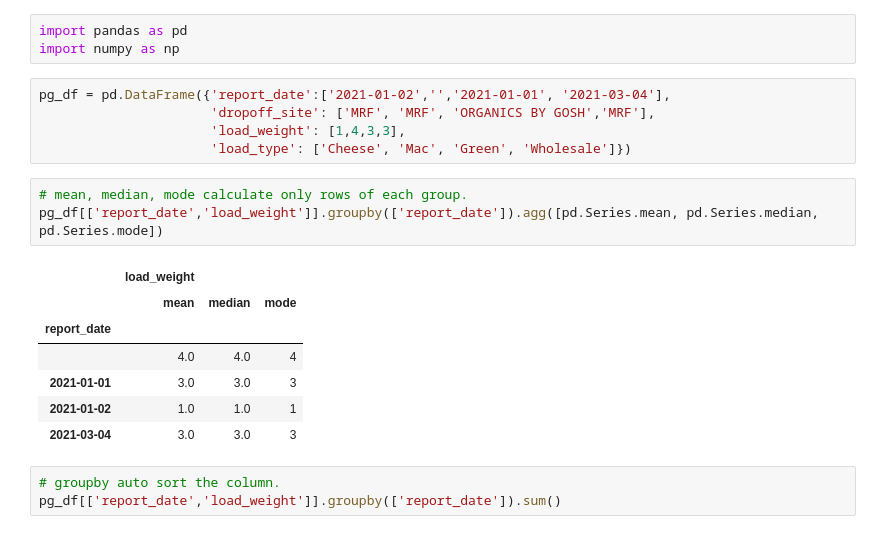
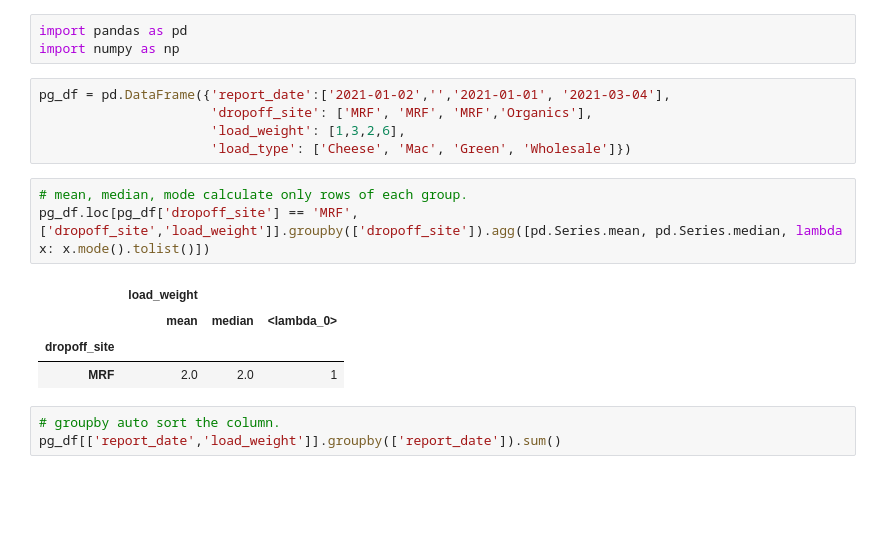
Before and after one commit to jasonrichdarmawan/p0-g2, a Jupyter notebook: playground.ipynb, the cells around one changed output. Saved outputs shown, nothing was run; the diff lists cells and outputs as text; blank space fills up the shorter version.

```diff
--- a/playground.ipynb
+++ b/playground.ipynb
@@ -3,20 +3,17 @@ import pandas as pd
 import numpy as np
 # %%
 pg_df = pd.DataFrame({'report_date':['2021-01-02','','2021-01-01', '2021-03-04'],
-                      'dropoff_site': ['MRF', 'MRF', 'ORGANICS BY GOSH','MRF'],
-                      'load_weight': [1,4,3,3],
+                      'dropoff_site': ['MRF', 'MRF', 'MRF','Organics'],
+                      'load_weight': [1,3,2,6],
                       'load_type': ['Cheese', 'Mac', 'Green', 'Wholesale']})
 # %%
 # mean, median, mode calculate only rows of each group.
-pg_df[['report_date','load_weight']].groupby(['report_date']).agg([pd.Series.mean, pd.Series.median, pd.Series.mode])
+pg_df.loc[pg_df['dropoff_site'] == 'MRF',['dropoff_site','load_weight']].groupby(['dropoff_site']).agg([pd.Series.mean, pd.Series.median, lambda x: x.mode().tolist()])
 # %% [output]
 |  | load_weight |  |  |
-|  | mean | median | mode |
-| report_date |  |  |  |
-|  | 4.0 | 4.0 | 4 |
-| 2021-01-01 | 3.0 | 3.0 | 3 |
-| 2021-01-02 | 1.0 | 1.0 | 1 |
-| 2021-03-04 | 3.0 | 3.0 | 3 |
+|  | mean | median | <lambda_0> |
+| dropoff_site |  |  |  |
+| MRF | 2.0 | 2.0 | 1 |
 # %%
 # groupby auto sort the column.
 pg_df[['report_date','load_weight']].groupby(['report_date']).sum()
```
Also changed, not shown: 1 other file.
